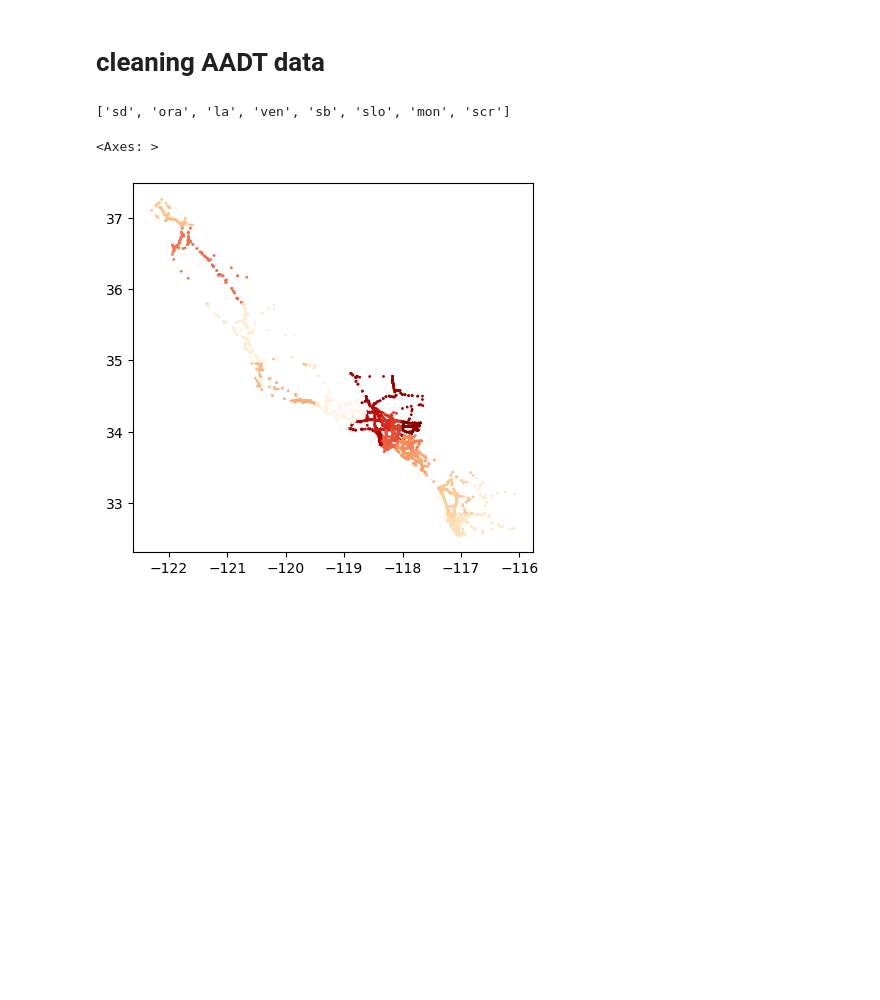
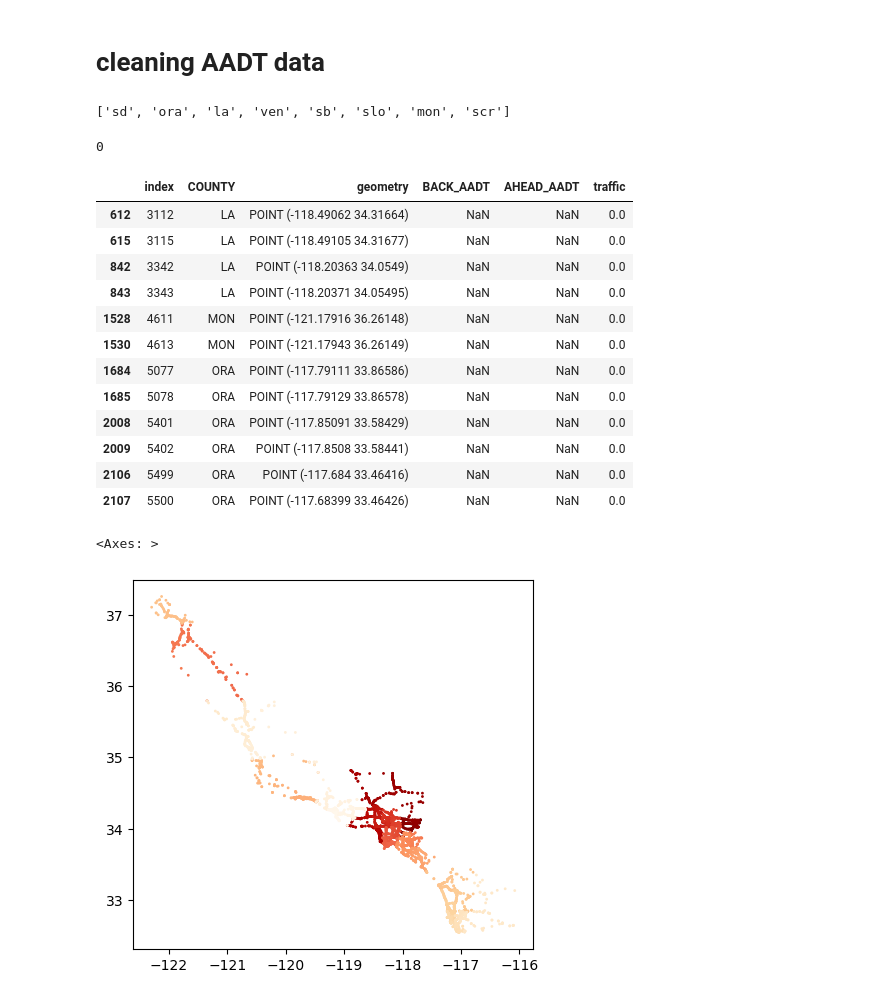
Before and after one commit to jameschriswagner/ca_recreational_fishing, a Jupyter notebook: traffic_data_cleaning.ipynb, the cells around one changed output. Saved outputs shown, nothing was run; the diff lists cells and outputs as text; code cells hidden in the pictures; blank space fills up the shorter version.

```diff
--- a/traffic_data_cleaning.ipynb
+++ b/traffic_data_cleaning.ipynb
@@ -302 +317,22 @@ AADT['traffic'] = AADT[['AHEAD_AADT', 'BACK_AADT']].fillna(0).sum(axis=1)
+# %%
+na_traffic = np.isnan(AADT.traffic)
+na_traffic.sum()
+# %% [output]
+0
+# %%
+AADT.loc[AADT.traffic == 0.0]
+# %% [output]
+|  | index | COUNTY | geometry | BACK_AADT | AHEAD_AADT | traffic |
+| 612 | 3112 | LA | POINT (-118.49062 34.31664) | NaN | NaN | 0.0 |
+| 615 | 3115 | LA | POINT (-118.49105 34.31677) | NaN | NaN | 0.0 |
+| 842 | 3342 | LA | POINT (-118.20363 34.0549) | NaN | NaN | 0.0 |
+| 843 | 3343 | LA | POINT (-118.20371 34.05495) | NaN | NaN | 0.0 |
+| 1528 | 4611 | MON | POINT (-121.17916 36.26148) | NaN | NaN | 0.0 |
+| 1530 | 4613 | MON | POINT (-121.17943 36.26149) | NaN | NaN | 0.0 |
+| 1684 | 5077 | ORA | POINT (-117.79111 33.86586) | NaN | NaN | 0.0 |
+| 1685 | 5078 | ORA | POINT (-117.79129 33.86578) | NaN | NaN | 0.0 |
+| 2008 | 5401 | ORA | POINT (-117.85091 33.58429) | NaN | NaN | 0.0 |
+| 2009 | 5402 | ORA | POINT (-117.8508 33.58441) | NaN | NaN | 0.0 |
+| 2106 | 5499 | ORA | POINT (-117.684 33.46416) | NaN | NaN | 0.0 |
+| 2107 | 5500 | ORA | POINT (-117.68399 33.46426) | NaN | NaN | 0.0 |
 # %%
```
Also changed, not shown: parts of 8 cells of this notebook.
